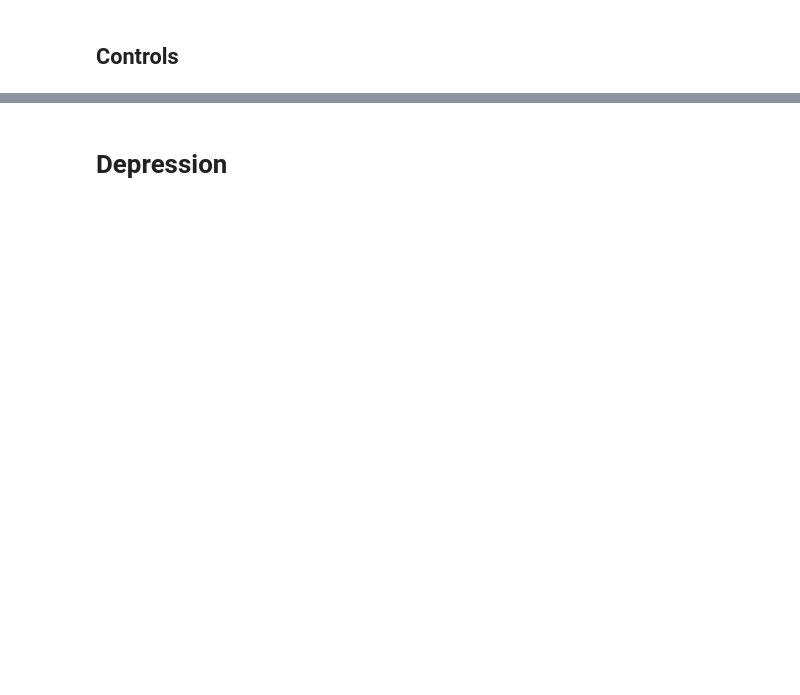
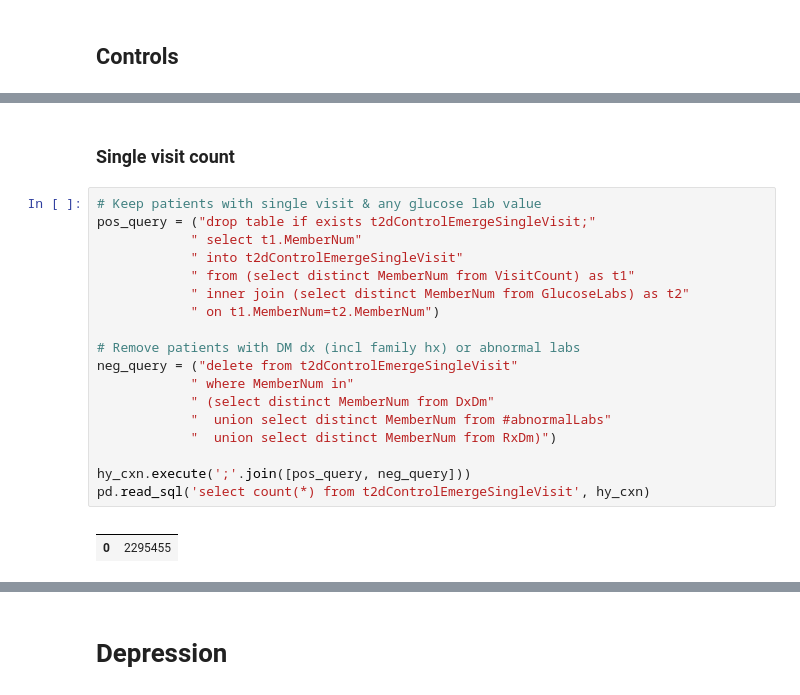
Before and after one commit to brettbj/association-robustness, a Jupyter notebook: Exploration.ipynb, the cells around one changed output, grey strips where cells are left out. Drawn from its saved outputs; the diff is of its cells as text; blank space fills up the shorter version.

```diff
--- a/Exploration.ipynb
+++ b/Exploration.ipynb
@@ -233,0 +266,23 @@ pd.read_sql('select count(*) from t2dControlEmerge', hy_cxn)
+# %% [markdown]
+### Single visit count
+# %%
+# Keep patients with single visit & any glucose lab value
+pos_query = ("drop table if exists t2dControlEmergeSingleVisit;"
+            " select t1.MemberNum"
+            " into t2dControlEmergeSingleVisit"
+            " from (select distinct MemberNum from VisitCount) as t1"
+            " inner join (select distinct MemberNum from GlucoseLabs) as t2"
+            " on t1.MemberNum=t2.MemberNum")
+
+# Remove patients with DM dx (incl family hx) or abnormal labs
+neg_query = ("delete from t2dControlEmergeSingleVisit"
+            " where MemberNum in"
+            " (select distinct MemberNum from DxDm"
+            "  union select distinct MemberNum from #abnormalLabs"
+            "  union select distinct MemberNum from RxDm)")
+
+hy_cxn.execute(';'.join([pos_query, neg_query]))
+pd.read_sql('select count(*) from t2dControlEmergeSingleVisit', hy_cxn)
+# %% [output]
+|  |  |
+| 0 | 2295455 |
```
Also changed, not shown: parts of 39 cells of this notebook, 2 other files.
